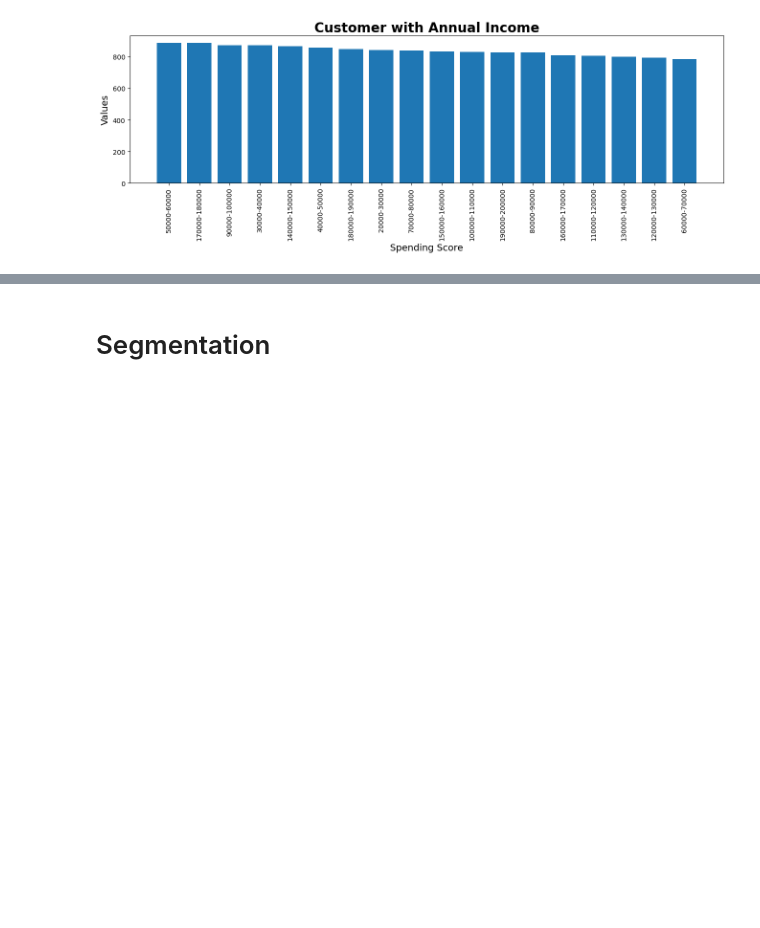
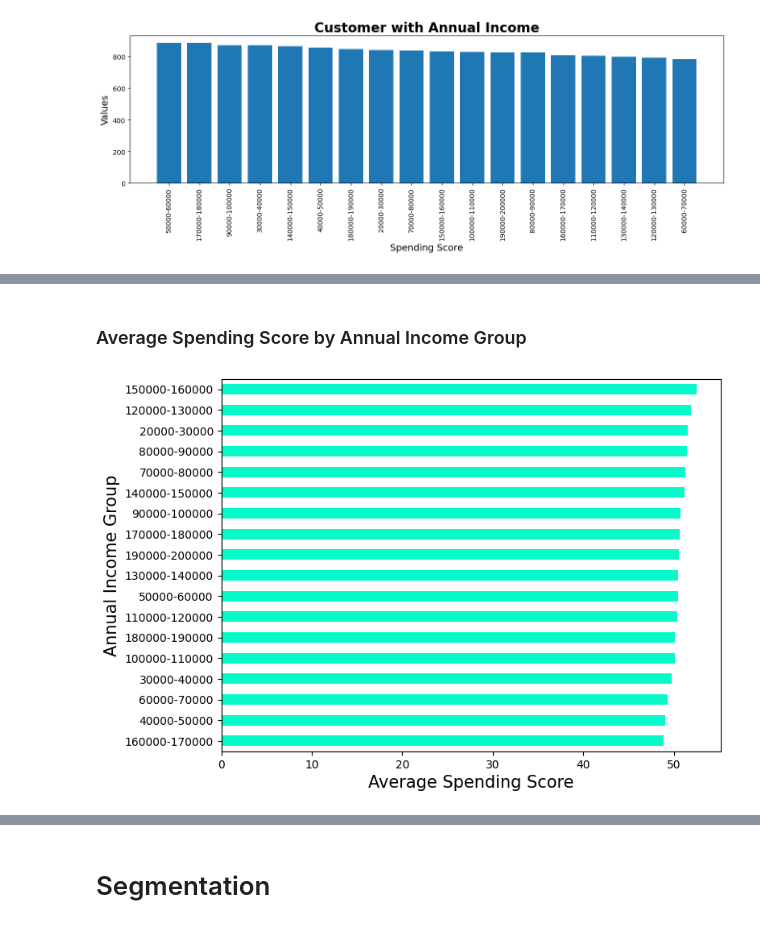
Before and after one commit to adityashakya836/pandas, a Jupyter notebook: shopping-mall-customer-segmentation.ipynb, the cells around one changed output, grey strips where cells are left out. Drawn from its saved outputs; the diff is of its cells as text; code cells hidden in the pictures; blank space fills up the shorter version.

```diff
--- a/shopping-mall-customer-segmentation.ipynb
+++ b/shopping-mall-customer-segmentation.ipynb
@@ -150,3 +205,14 @@ plt.show()
+# %% [markdown]
+### Average Spending Score by Annual Income Group
+# %%
+# Average Spending Score by Annual Income Group
+plt.figure(figsize = (8,6))
+df.groupby('annual-income-group')['Spending Score'].mean().sort_values(ascending = True).plot(kind = 'barh',color = '#08F9C9')
+plt.xlabel('Average Spending Score', fontsize = 15)
+plt.ylabel('Annual Income Group', fontsize = 15)
+plt.show()
+# %% [output]
+[figure, added]
 # %%
 df.head()
 # %% [output]
```
Also changed, not shown: parts of 6 cells of this notebook.
